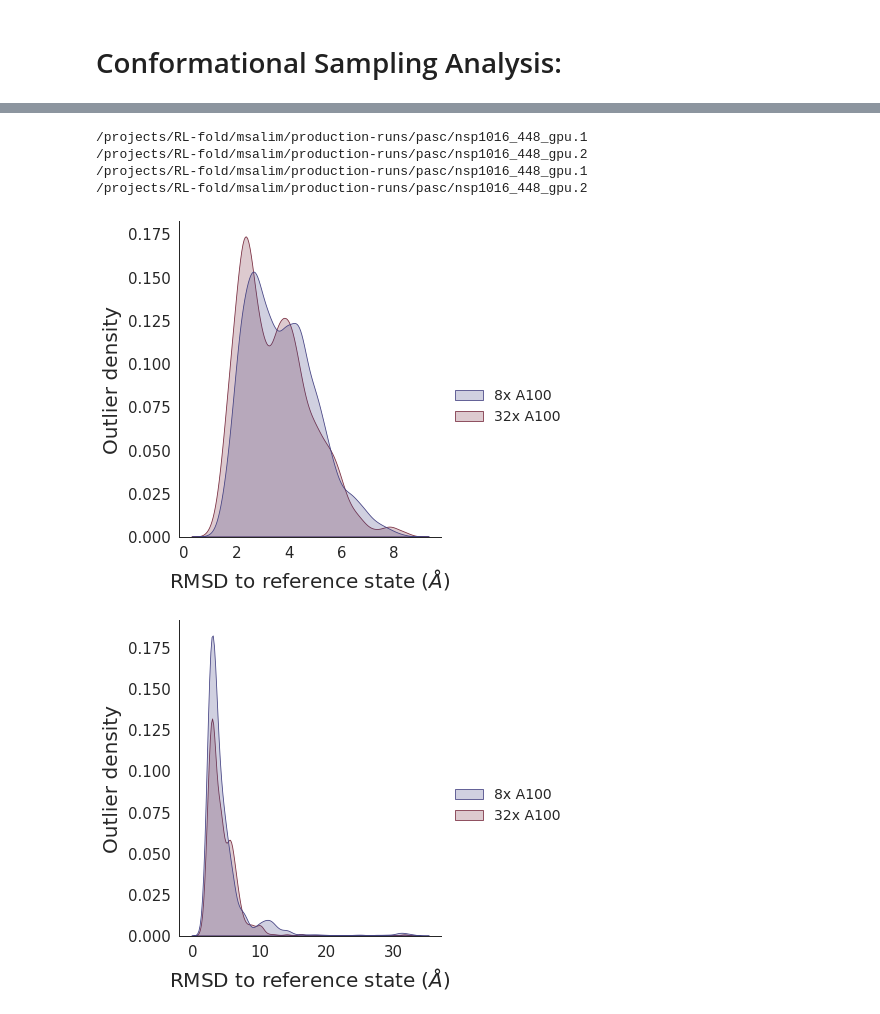
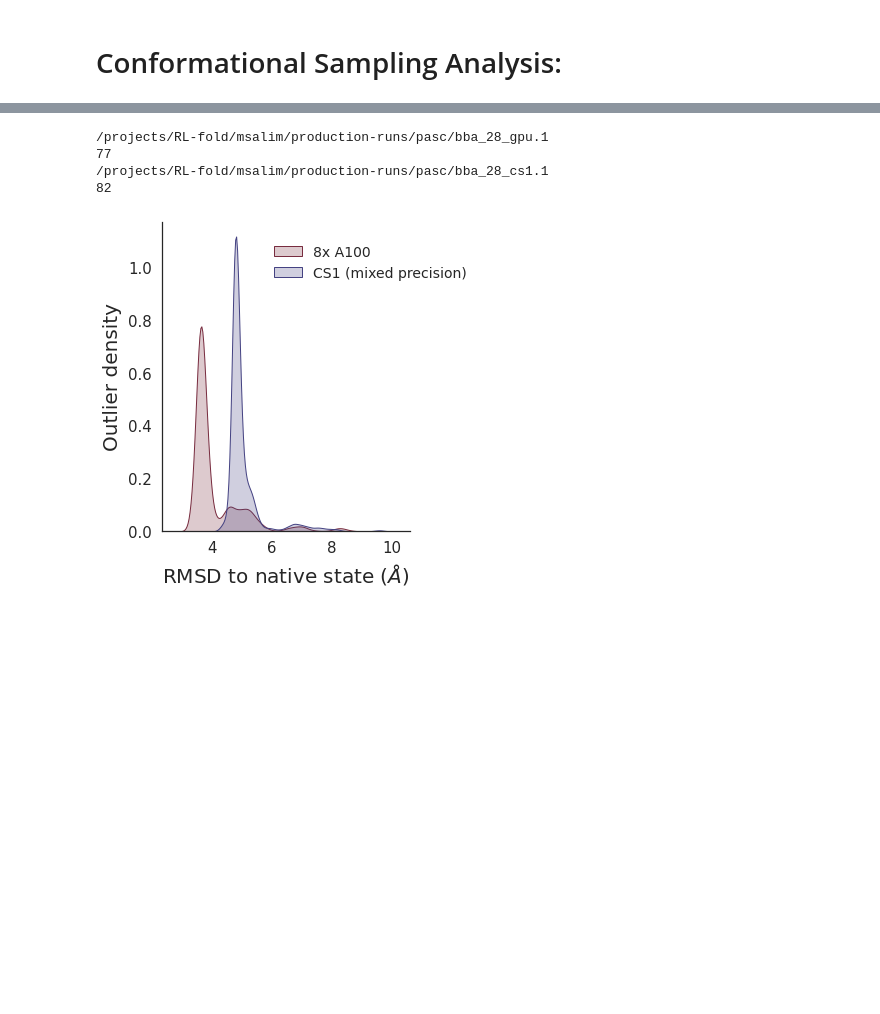
Before and after one commit to braceal/PASC21-Stream-AI-MD, a Jupyter notebook: misha.ipynb, the cells around one changed output, grey strips where cells are left out. Drawn from its saved outputs; the diff is of its cells as text; code cells hidden in the pictures; blank space fills up the shorter version.

```diff
--- a/misha.ipynb
+++ b/misha.ipynb
@@ -143,16 +143,15 @@ save_fig("rmsd_kdes_bba_28_cs1.2")
 [figure]
 # %%
 p = Path("/projects/RL-fold/msalim/production-runs/pasc/")
-paths = [p/"nsp1016_448_gpu.1", p/"nsp1016_448_gpu.2"]
-xlabel = r"RMSD to reference state $(\AA)$"
+paths = [p/"bba_28_gpu.1", p/"bba_28_cs1.1"]
+xlabel = r"RMSD to native state $(\AA)$"
 ylabel = "Outlier density"
-labels = ["8x A100", "32x A100"]
-kde_run_comparison(paths, iteration=0, labels=labels, xlabel=xlabel, ylabel=ylabel)
-kde_run_comparison(paths, iteration=-1, labels=labels, xlabel=xlabel, ylabel=ylabel)
+labels = ["8x A100", "CS1 (mixed precision)"]
+kde_run_comparison(paths, iteration=-1, labels=labels, xlabel=xlabel, ylabel=ylabel, legend_pos=(0.75, 0.85))
+save_fig("BBA_gpu_vs_cs1")
 # %% [output]
-/projects/RL-fold/msalim/production-runs/pasc/nsp1016_448_gpu.1
-/projects/RL-fold/msalim/production-runs/pasc/nsp1016_448_gpu.2
-/projects/RL-fold/msalim/production-runs/pasc/nsp1016_448_gpu.1
-/projects/RL-fold/msalim/production-runs/pasc/nsp1016_448_gpu.2
+/projects/RL-fold/msalim/production-runs/pasc/bba_28_gpu.1
+77
+/projects/RL-fold/msalim/production-runs/pasc/bba_28_cs1.1
+82
-[figure, old version]
+[figure, new version]
-[figure, removed]
```
Also changed, not shown: parts of 6 cells of this notebook, 14 other files.
